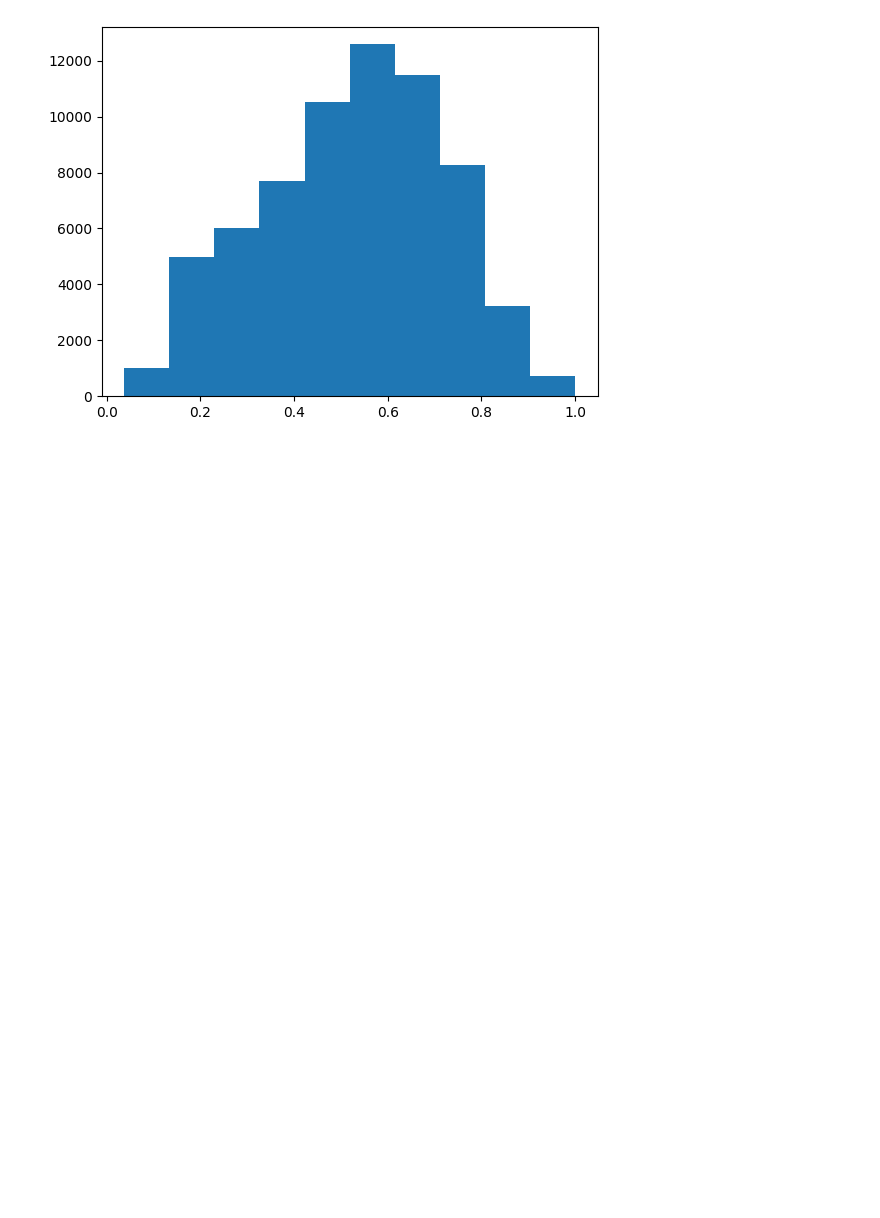
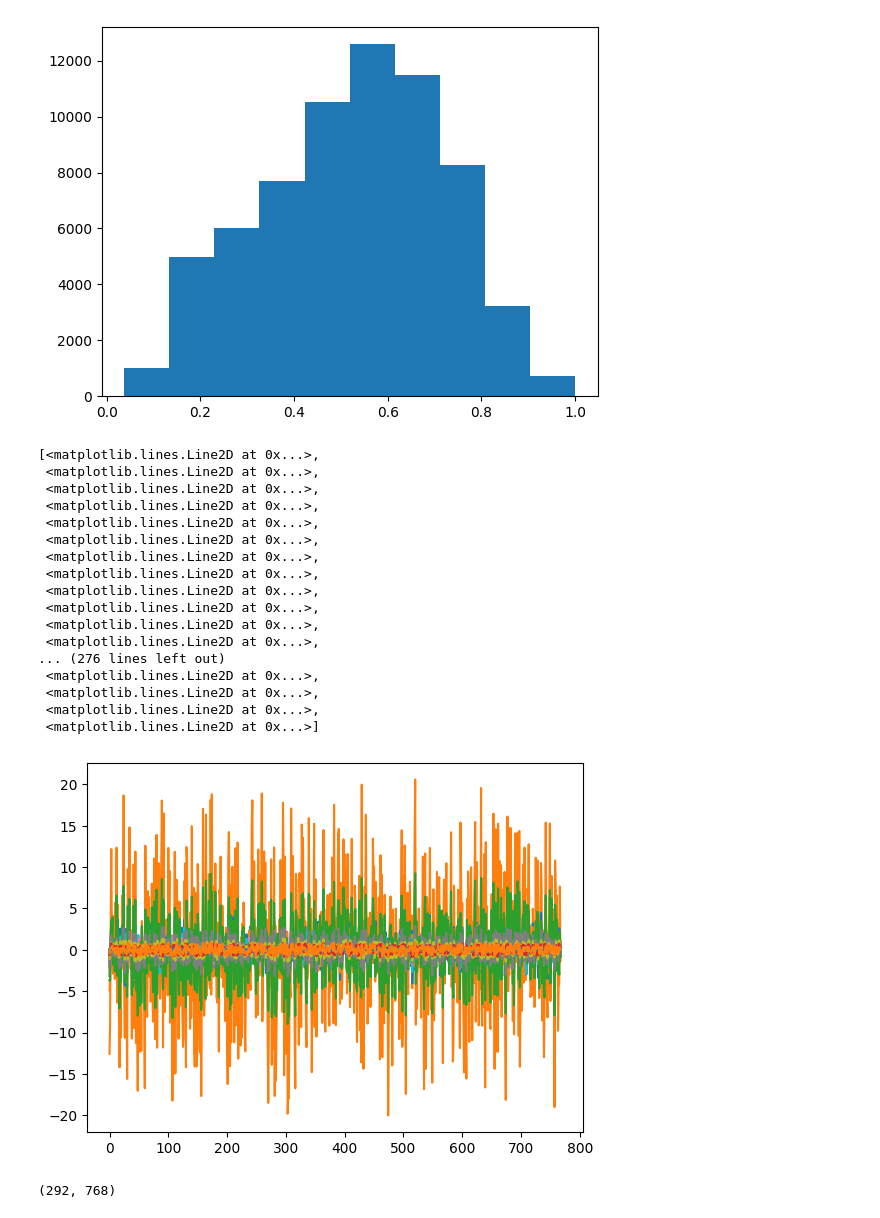
Before and after one commit to mariakesa/MousePipeline, a Jupyter notebook: filtering/same_for_vit.ipynb, the cells around one changed output. Drawn from its saved outputs; the diff is of its cells as text; code cells hidden in the pictures; blank space fills up the shorter version.

```diff
--- a/filtering/same_for_vit.ipynb
+++ b/filtering/same_for_vit.ipynb
@@ -63,3 +63,28 @@ plt.hist(pearson_corr_matrix.flatten())
         1.        ]),
  <BarContainer object of 10 artists>)
 [figure]
+# %%
+plt.plot(filtered.T)
+# %% [output]
+[<matplotlib.lines.Line2D at 0x...>,
+ <matplotlib.lines.Line2D at 0x...>,
+ <matplotlib.lines.Line2D at 0x...>,
+ <matplotlib.lines.Line2D at 0x...>,
+ <matplotlib.lines.Line2D at 0x...>,
+ <matplotlib.lines.Line2D at 0x...>,
+ <matplotlib.lines.Line2D at 0x...>,
+ <matplotlib.lines.Line2D at 0x...>,
+ <matplotlib.lines.Line2D at 0x...>,
+ <matplotlib.lines.Line2D at 0x...>,
+ <matplotlib.lines.Line2D at 0x...>,
+ <matplotlib.lines.Line2D at 0x...>,
+... (276 lines left out)
+ <matplotlib.lines.Line2D at 0x...>,
+ <matplotlib.lines.Line2D at 0x...>,
+ <matplotlib.lines.Line2D at 0x...>,
+ <matplotlib.lines.Line2D at 0x...>]
+[figure, added]
+# %%
+filtered.shape
+# %% [output]
+(292, 768)
```
Also changed, not shown: parts of 3 cells of this notebook.
